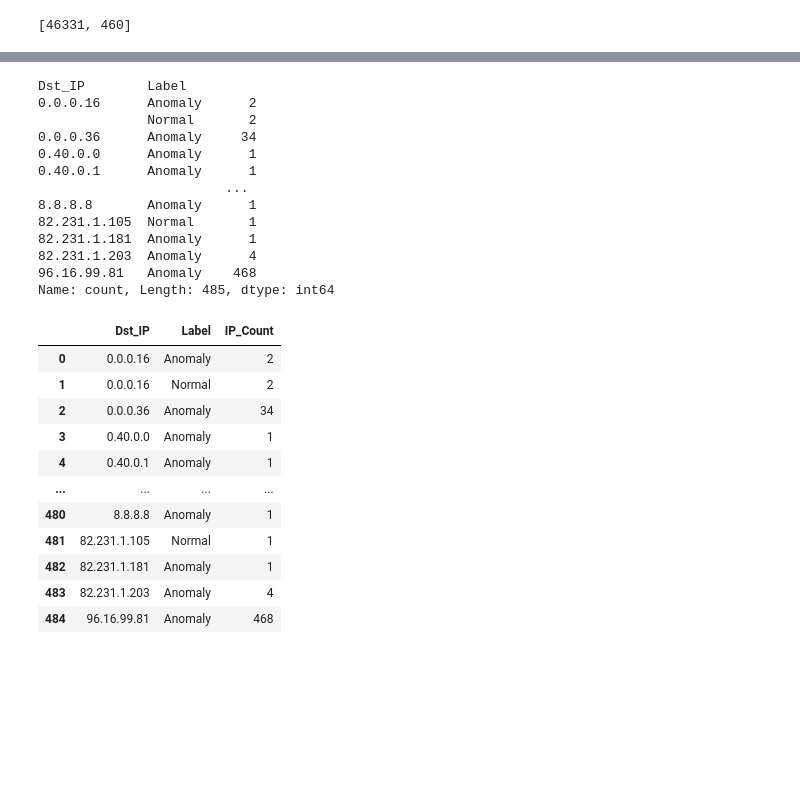
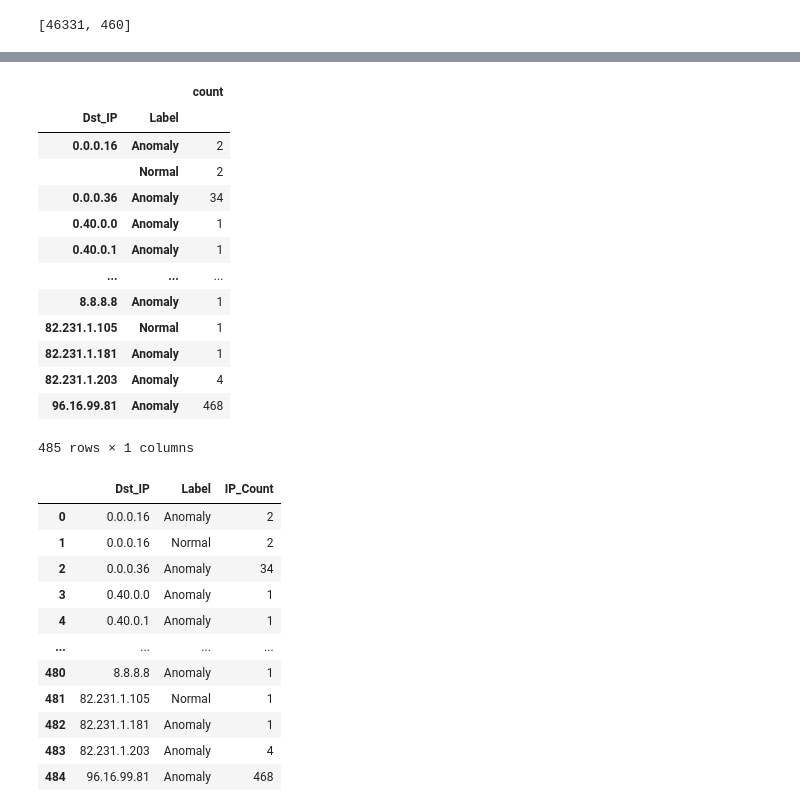
Before and after one commit to rjurney/netography, a Jupyter notebook: Exploratory Data Analysis.ipynb, the cells around one changed output, grey strips where cells are left out. Cells and saved outputs as stored; diff of their text form; code cells hidden in the pictures; blank space fills up the shorter version.

```diff
--- a/Exploratory Data Analysis.ipynb
+++ b/Exploratory Data Analysis.ipynb
@@ -204,21 +201,23 @@ dlc_df
 | 84 | 192.168.0.47 | Anomaly | 148 |
 # %%
 ip_counts = train_df[["Dst_IP", "Label"]].value_counts().sort_index()
+ip_counts = ip_counts.to_frame().rename(columns={0: "count"})
 ip_counts
 # %% [output]
+|  |  | count |
+| Dst_IP | Label |  |
+| 0.0.0.16 | Anomaly | 2 |
+|  | Normal | 2 |
+| 0.0.0.36 | Anomaly | 34 |
+| 0.40.0.0 | Anomaly | 1 |
+| 0.40.0.1 | Anomaly | 1 |
+| ... | ... | ... |
+| 8.8.8.8 | Anomaly | 1 |
+| 82.231.1.105 | Normal | 1 |
+| 82.231.1.181 | Anomaly | 1 |
+| 82.231.1.203 | Anomaly | 4 |
+| 96.16.99.81 | Anomaly | 468 |
-Dst_IP        Label
-0.0.0.16      Anomaly      2
-              Normal       2
-0.0.0.36      Anomaly     34
-0.40.0.0      Anomaly      1
-0.40.0.1      Anomaly      1
-                        ...
-8.8.8.8       Anomaly      1
-82.231.1.105  Normal       1
-82.231.1.181  Anomaly      1
-82.231.1.203  Anomaly      4
-96.16.99.81   Anomaly    468
-Name: count, Length: 485, dtype: int64
+485 rows × 1 columns
 # %%
 ip_val_counts = ip_counts.reset_index().rename(columns={"count": "IP_Count"})
 ip_val_counts
```
Also changed, not shown: parts of 9 cells of this notebook, 5 other files.
